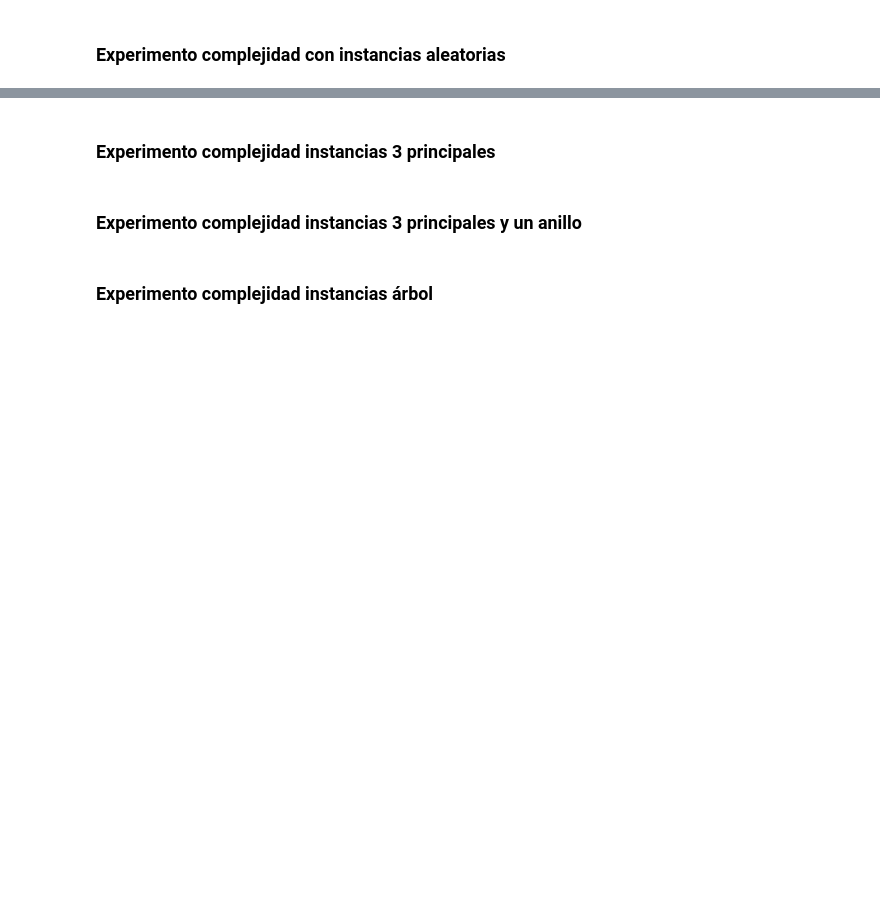
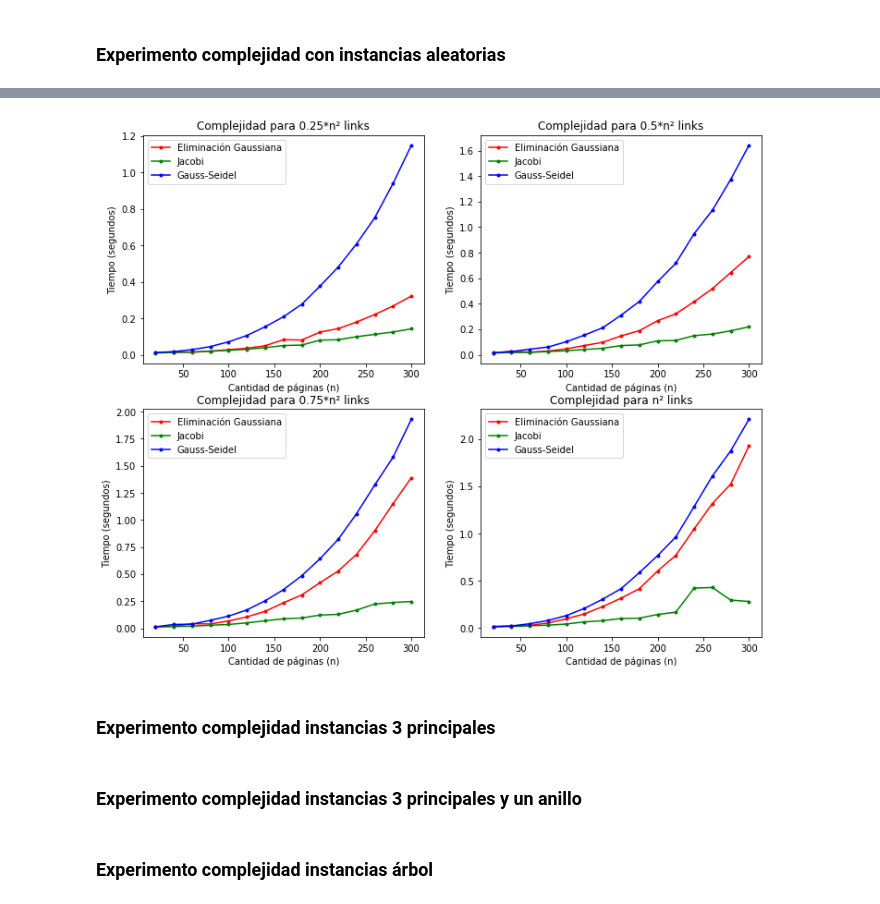
Before and after one commit to elgrandt/metodos-2022, a Jupyter notebook: TP3/python/experimentacion.ipynb, the cells around one changed output, grey strips where cells are left out. Drawn from its saved outputs; the diff is of its cells as text; code cells hidden in the pictures; blank space fills up the shorter version.

Commit message:
Avanzada experimentación. Hechos gráficos de complejidad con instancias aleatorias, con instancias árbol, experimento cualitativo y experimento de convergencia.

```diff
--- a/TP3/python/experimentacion.ipynb
+++ b/TP3/python/experimentacion.ipynb
@@ -52,2 +76,14 @@ def correr_experimento(archivo_instancia, p, algoritmo):
+# %%
+def generate_times_for(carpeta, archivo, algoritmo, p = 0.7, numero_de_repeticiones = 5):
+    tiempos = []
+
+    # Voy mostrando que experimento se esta ejecutando.
+    print('Corriendo experimento: %s' % (archivo))
+
+    for repeticion in range(numero_de_repeticiones):
+        tiempo_de_ejecucion, _, _ = correr_experimento(carpeta, archivo, p, algoritmo)
+        tiempos.append(tiempo_de_ejecucion)
+
+    return sum(tiempos) / len(tiempos)
 # %% [markdown]
 ### Experimento complejidad con instancias aleatorias
@@ -54,3 +130,50 @@ def correr_experimento(archivo_instancia, p, algoritmo):
+# %%
+fig, ((ax1, ax2), (ax3, ax4)) = plt.subplots(2, 2, figsize = (12,10))
+
+n = range(20, 301, 20)
+
+nro_links = "0.25*n²"
+ax1.plot(n, times_025_n2_links_eg, marker='.', linestyle='-', color='r', label="Eliminación Gaussiana")
+ax1.plot(n, times_025_n2_links_jb, marker='.', linestyle='-', color='g', label="Jacobi")
+ax1.plot(n, times_025_n2_links_gs, marker='.', linestyle='-', color='b', label="Gauss-Seidel")
+ax1.set_xlabel("Cantidad de páginas (n)")
+ax1.set_ylabel("Tiempo (segundos)")
+ax1.set_title(f"Complejidad para {nro_links} links")
+ax1.legend()
+
+nro_links = "0.5*n²"
+ax2.plot(n, times_050_n2_links_eg, marker='.', linestyle='-', color='r', label="Eliminación Gaussiana")
+ax2.plot(n, times_050_n2_links_jb, marker='.', linestyle='-', color='g', label="Jacobi")
+ax2.plot(n, times_050_n2_links_gs, marker='.', linestyle='-', color='b', label="Gauss-Seidel")
+ax2.set_xlabel("Cantidad de páginas (n)")
+ax2.set_ylabel("Tiempo (segundos)")
+ax2.set_title(f"Complejidad para {nro_links} links")
+ax2.legend()
+
+nro_links = "0.75*n²"
+ax3.plot(n, times_075_n2_links_eg, marker='.', linestyle='-', color='r', label="Eliminación Gaussiana")
+ax3.plot(n, times_075_n2_links_jb, marker='.', linestyle='-', color='g', label="Jacobi")
+ax3.plot(n, times_075_n2_links_gs, marker='.', linestyle='-', color='b', label="Gauss-Seidel")
+ax3.set_xlabel("Cantidad de páginas (n)")
+ax3.set_ylabel("Tiempo (segundos)")
+ax3.set_title(f"Complejidad para {nro_links} links")
+ax3.legend()
+
+nro_links = "n²"
+ax4.plot(n, times_100_n2_links_eg, marker='.', linestyle='-', color='r', label="Eliminación Gaussiana")
+ax4.plot(n, times_100_n2_links_jb, marker='.', linestyle='-', color='g', label="Jacobi")
+ax4.plot(n, times_100_n2_links_gs, marker='.', linestyle='-', color='b', label="Gauss-Seidel")
+ax4.set_xlabel("Cantidad de páginas (n)")
+ax4.set_ylabel("Tiempo (segundos)")
+ax4.set_title(f"Complejidad para {nro_links} links")
+ax4.legend()
+
+
+plt.savefig('./graficos/complejidad_aleatoria.png')
+plt.show()
+plt.close()
+# %% [output]
+[figure, added]
 # %% [markdown]
 ### Experimento complejidad instancias 3 principales
 # %% [markdown]
```
Also changed, not shown: parts of 12 cells of this notebook, 5 other files.
